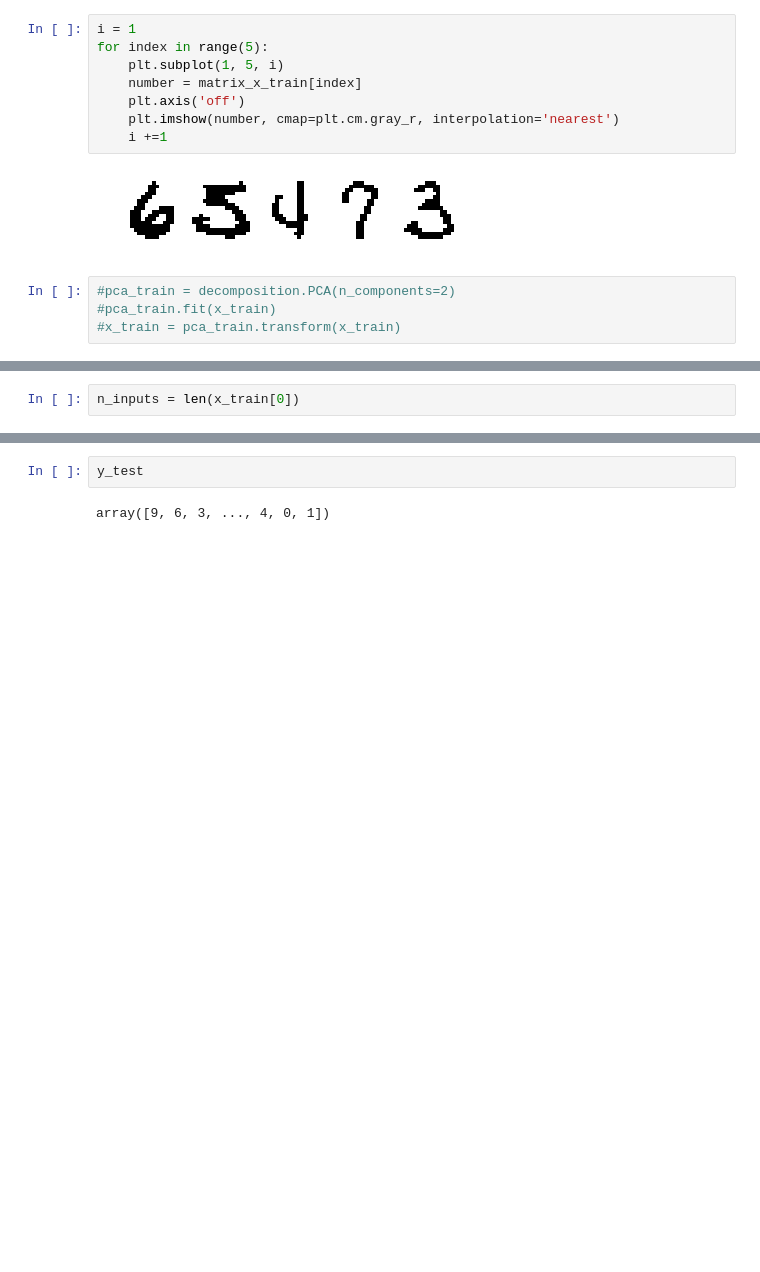
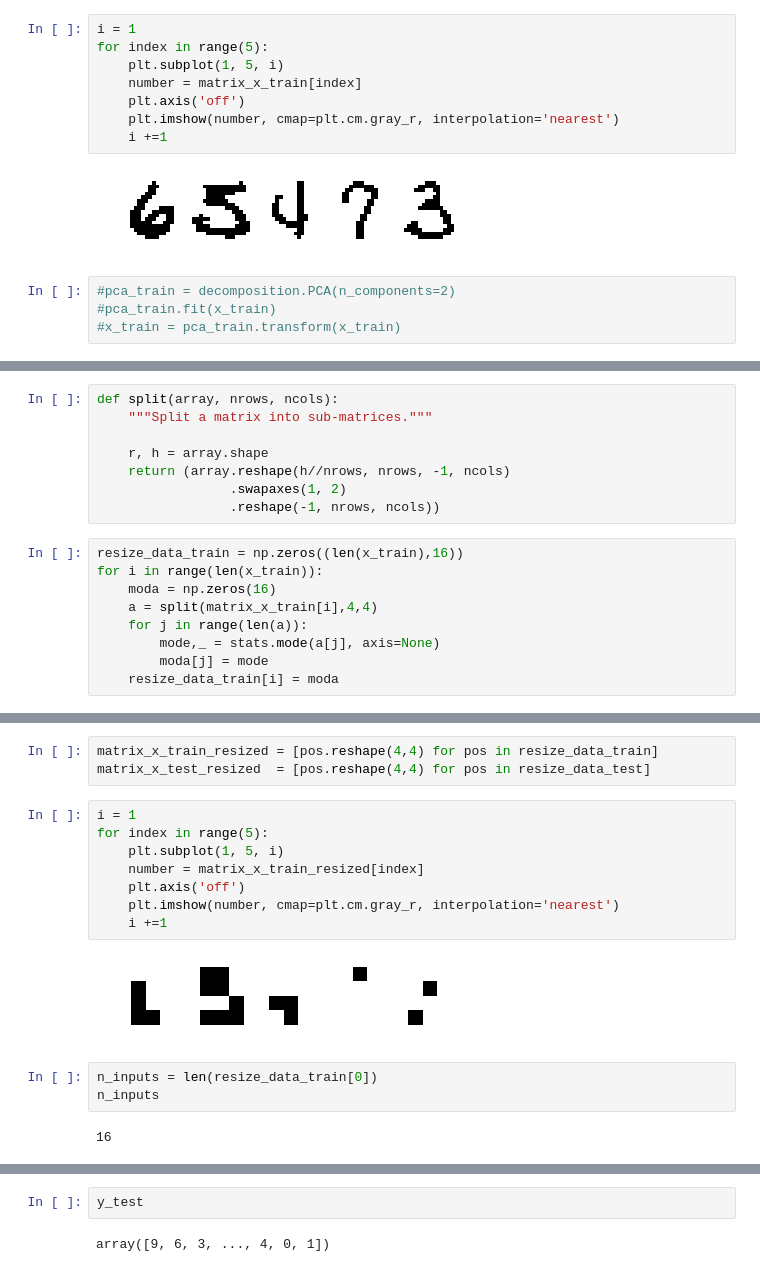
Before and after one commit to JoaoRacedo/AI_Classifiers, a Jupyter notebook: Zip_code.ipynb, the cells around one changed output, grey strips where cells are left out. Drawn from its saved outputs; the diff is of its cells as text; blank space fills up the shorter version.

```diff
--- a/Zip_code.ipynb
+++ b/Zip_code.ipynb
@@ -65,0 +113,17 @@ for index in range(5):
+# %%
+def split(array, nrows, ncols):
+    """Split a matrix into sub-matrices."""
+
+    r, h = array.shape
+    return (array.reshape(h//nrows, nrows, -1, ncols)
+                 .swapaxes(1, 2)
+                 .reshape(-1, nrows, ncols))
+# %%
+resize_data_train = np.zeros((len(x_train),16))
+for i in range(len(x_train)):
+    moda = np.zeros(16)
+    a = split(matrix_x_train[i],4,4)
+    for j in range(len(a)):
+        mode,_ = stats.mode(a[j], axis=None)
+        moda[j] = mode
+    resize_data_train[i] = moda
@@ -66,5 +139,21 @@ for index in range(5):
+# %%
+matrix_x_train_resized = [pos.reshape(4,4) for pos in resize_data_train]
+matrix_x_test_resized  = [pos.reshape(4,4) for pos in resize_data_test]
+# %%
+i = 1
+for index in range(5):
+    plt.subplot(1, 5, i)
+    number = matrix_x_train_resized[index]
+    plt.axis('off')
+    plt.imshow(number, cmap=plt.cm.gray_r, interpolation='nearest')
+    i +=1
+# %% [output]
+[figure, added]
 # %%
-n_inputs = len(x_train[0])
+n_inputs = len(resize_data_train[0])
+n_inputs
+# %% [output]
+16
 # %%
 sofm = algorithms.SOFM(
     n_inputs=n_inputs,
```
Also changed, not shown: parts of 10 cells of this notebook.
